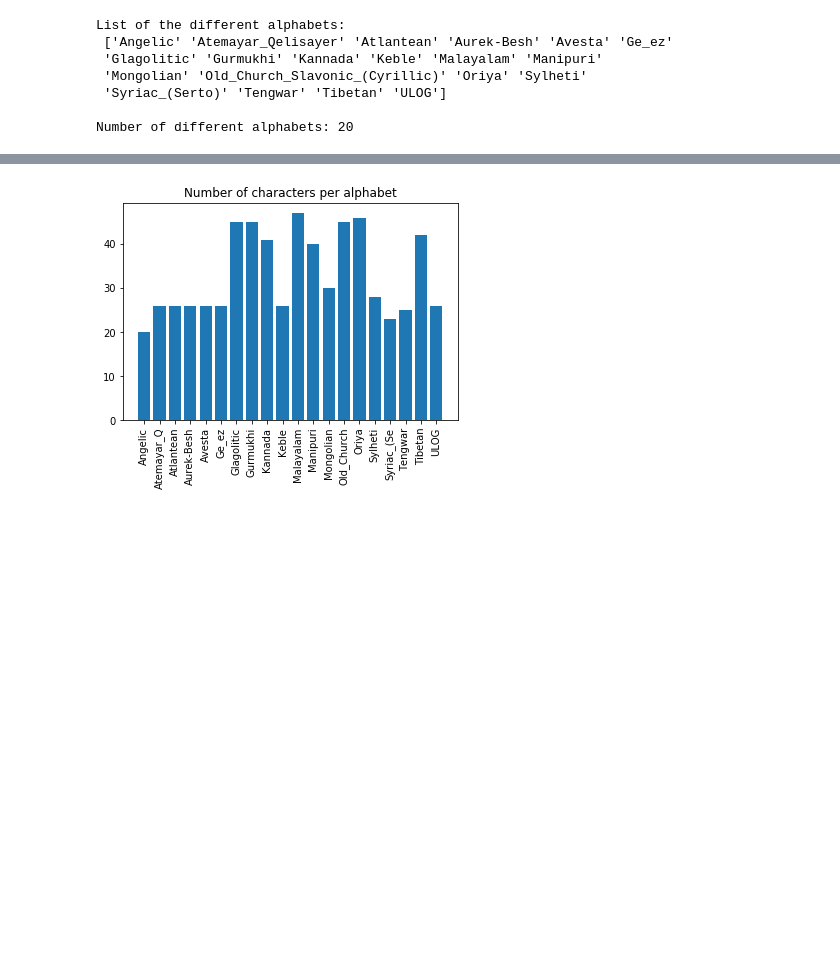
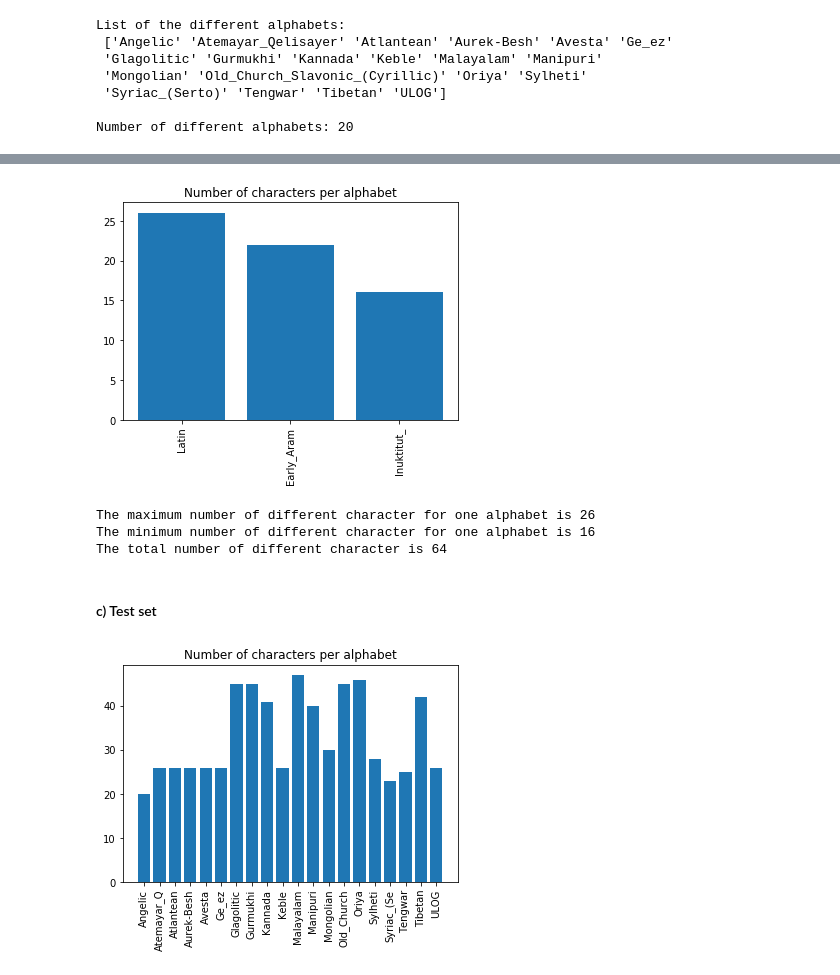
Before and after one commit to Chtchou/Fellow_omniglot, a Jupyter notebook: Fellowship_ai_One_shot_Omniglot.ipynb, the cells around one changed output, grey strips where cells are left out. Cells and saved outputs as stored; diff of their text form; code cells hidden in the pictures; blank space fills up the shorter version.

```diff
--- a/Fellowship_ai_One_shot_Omniglot.ipynb
+++ b/Fellowship_ai_One_shot_Omniglot.ipynb
@@ -136 +169,21 @@ The total number of different character is 964
+# %%
+alph_num_char_val = {alphabet:len(os.listdir(f'{PATH}/{alphabet}')) for alphabet in alph_type_val}
+num_of_char_val = alph_num_char_val.values()
+
+plt.bar(range(len(alph_type_val)),num_of_char_val)
+plt.xticks(range(len(alph_type_val)), [alph[:10] for alph in alph_type_val], rotation=90)
+plt.title('Number of characters per alphabet')
+plt.show()
+
+print(f'\nThe maximum number of different character for one alphabet is {max(num_of_char_val)}')
+print(f'The minimum number of different character for one alphabet is {min(num_of_char_val)}')
+total_char_val = sum(num_of_char_val)
+print(f'The total number of different character is {total_char_val}')
+# %% [output]
+[figure, added]
+The maximum number of different character for one alphabet is 26
+The minimum number of different character for one alphabet is 16
+The total number of different character is 64
+# %% [markdown]
+#### c) Test set
 # %%
```
Also changed, not shown: parts of 46 cells of this notebook, 1 other file.
